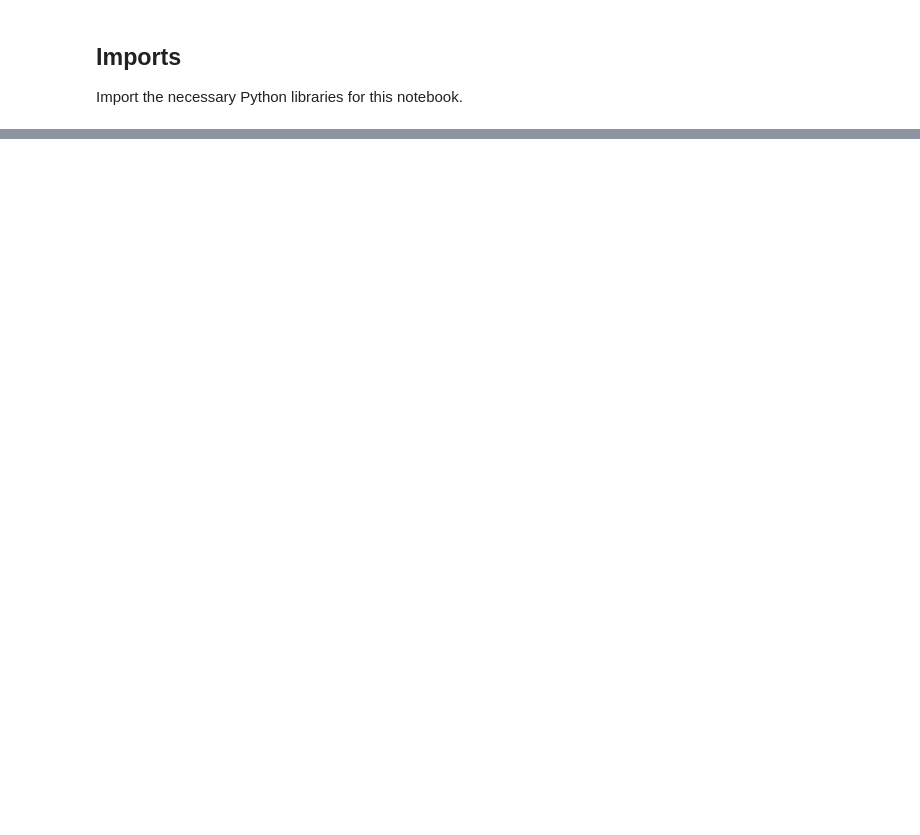
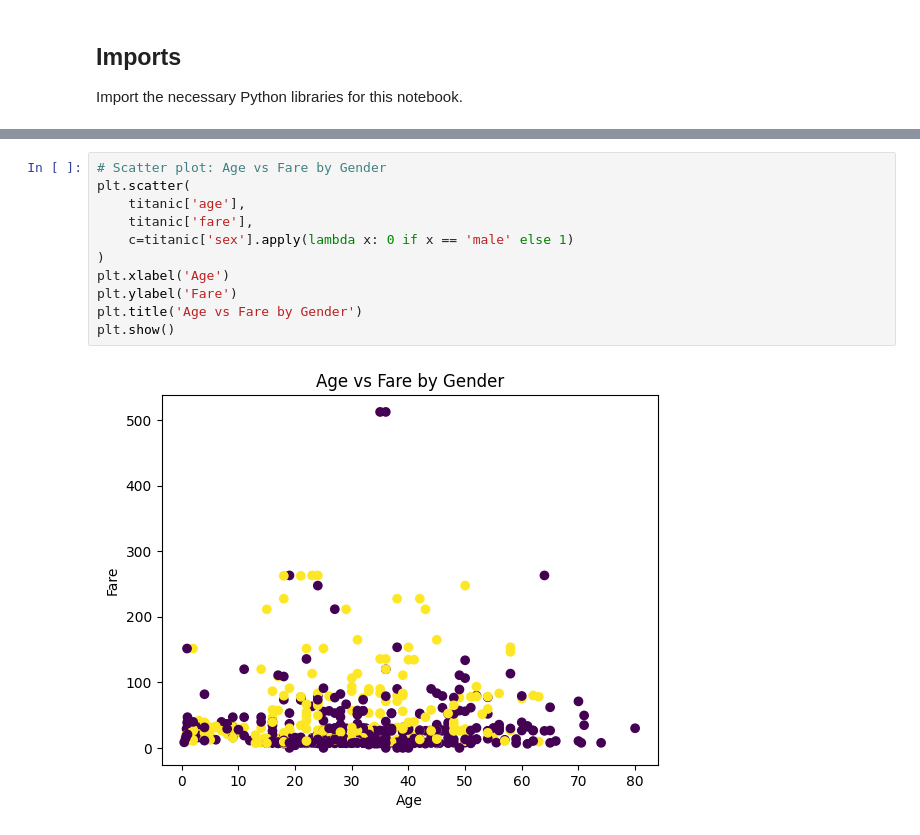
Before and after one commit to BethSpornitz/ml01, a Jupyter notebook: notebooks/project02/ml02_bethspornitz.ipynb, the cells around one changed output, grey strips where cells are left out. Drawn from its saved outputs; the diff is of its cells as text; blank space fills up the shorter version.

```diff
--- a/notebooks/project02/ml02_bethspornitz.ipynb
+++ b/notebooks/project02/ml02_bethspornitz.ipynb
@@ -336,0 +146,13 @@ This  model shows that income and the number of rooms are related to housing pri
+# %%
+# Scatter plot: Age vs Fare by Gender
+plt.scatter(
+    titanic['age'],
+    titanic['fare'],
+    c=titanic['sex'].apply(lambda x: 0 if x == 'male' else 1)
+)
+plt.xlabel('Age')
+plt.ylabel('Fare')
+plt.title('Age vs Fare by Gender')
+plt.show()
+# %% [output]
+[figure, added]
```
Also changed, not shown: parts of 83 cells of this notebook, 1 other file.
